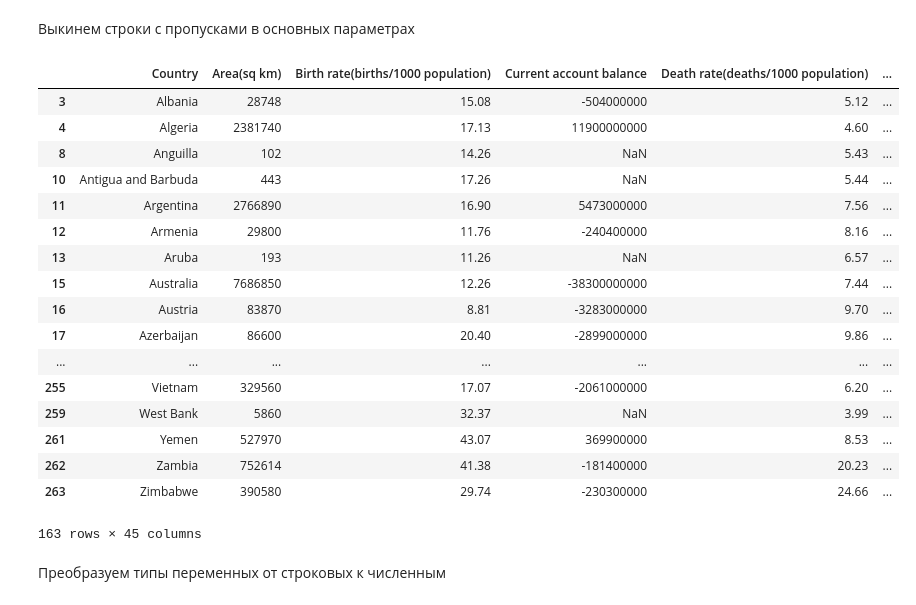
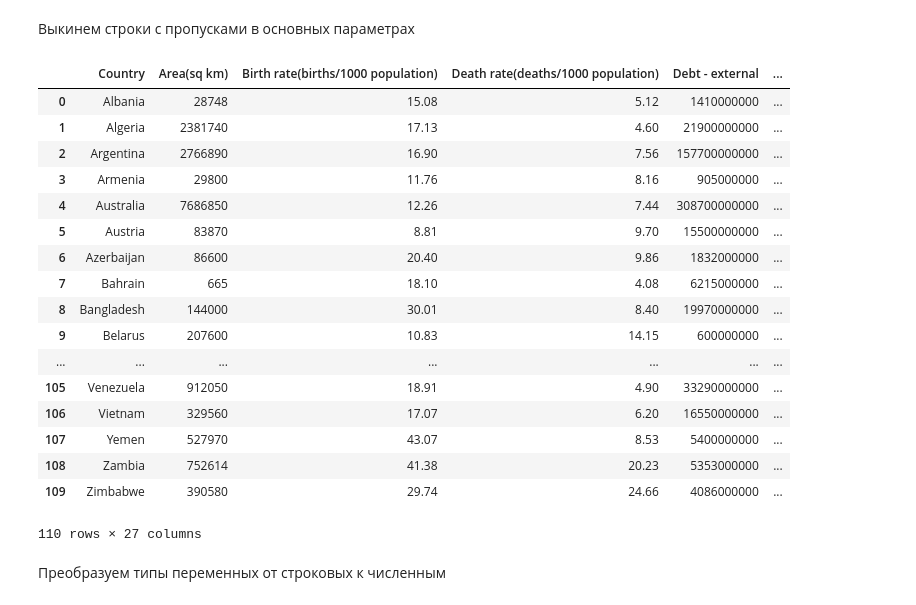
Before and after one commit to danielusachev/datascience, a Jupyter notebook: notebook.ipynb, the cells around one changed output. Cells and saved outputs as stored; diff of their text form; code cells hidden in the pictures.

```diff
--- a/notebook.ipynb
+++ b/notebook.ipynb
@@ -19,29 +20,45 @@ dataframe  = df.copy()
 # %%
 dataframe = dataframe[pd.notnull(dataframe['GDP']) & pd.notnull(dataframe['Unemployment rate(%)'])
                      &pd.notnull(dataframe['Death rate(deaths/1000 population)']) & pd.notnull(dataframe['Debt - external'])
                      &pd.notnull(dataframe['Area(sq km)']) &pd.notnull(dataframe['Population']) &
-                     pd.notnull(dataframe['Exports'])&pd.notnull(dataframe['Birth rate(births/1000 population)'])]
+                     pd.notnull(dataframe['Exports'])&pd.notnull(dataframe['Birth rate(births/1000 population)'])
+                     &pd.notnull(dataframe['Electricity - consumption(kWh)'])&pd.notnull(dataframe['Electricity - production(kWh)'])
+                     &pd.notnull(dataframe['Reserves of foreign exchange & gold'])
+                     &pd.notnull(dataframe['Industrial production growth rate(%)'])
+                     &pd.notnull(dataframe['Military expenditures - dollar figure'])]
+dataframe = dataframe.drop(['Public debt(% of GDP)', 'Railways(km)', 'Oil - proved reserves(bbl)', 'Current account balance'
+                           ,'Oil - exports(bbl/day)','Oil - imports(bbl/day)','Natural gas - production(cu m)',
+                           'Natural gas - proved reserves(cu m)',
+                           'Natural gas - exports(cu m)',
+                           'Natural gas - imports(cu m)',
+                           'Natural gas - consumption(cu m)',
+                           'Internet hosts',
+                           'Military expenditures - percent of GDP(%)',
+                           'Investment (gross fixed)(% of GDP)',
+                           'Labor force','HIV/AIDS - adult prevalence rate(%)','HIV/AIDS - deaths',
+                            'HIV/AIDS - people living with HIV/AIDS'], axis=1)
 dataframe = dataframe.iloc[1:] #Выкидываем первую строчку с типами переменных
+dataframe = dataframe.reset_index(drop=True)
 dataframe
 # %% [output]
-|  | Country | Area(sq km) | Birth rate(births/1000 population) | Current account balance | Death rate(deaths/1000 population) | ... |
-| 3 | Albania | 28748 | 15.08 | -504000000 | 5.12 | ... |
-| 4 | Algeria | 2381740 | 17.13 | 11900000000 | 4.60 | ... |
-| 8 | Anguilla | 102 | 14.26 | NaN | 5.43 | ... |
-| 10 | Antigua and Barbuda | 443 | 17.26 | NaN | 5.44 | ... |
-| 11 | Argentina | 2766890 | 16.90 | 5473000000 | 7.56 | ... |
-| 12 | Armenia | 29800 | 11.76 | -240400000 | 8.16 | ... |
-| 13 | Aruba | 193 | 11.26 | NaN | 6.57 | ... |
-| 15 | Australia | 7686850 | 12.26 | -38300000000 | 7.44 | ... |
-| 16 | Austria | 83870 | 8.81 | -3283000000 | 9.70 | ... |
-| 17 | Azerbaijan | 86600 | 20.40 | -2899000000 | 9.86 | ... |
+|  | Country | Area(sq km) | Birth rate(births/1000 population) | Death rate(deaths/1000 population) | Debt - external | ... |
+| 0 | Albania | 28748 | 15.08 | 5.12 | 1410000000 | ... |
+| 1 | Algeria | 2381740 | 17.13 | 4.60 | 21900000000 | ... |
+| 2 | Argentina | 2766890 | 16.90 | 7.56 | 157700000000 | ... |
+| 3 | Armenia | 29800 | 11.76 | 8.16 | 905000000 | ... |
+| 4 | Australia | 7686850 | 12.26 | 7.44 | 308700000000 | ... |
+| 5 | Austria | 83870 | 8.81 | 9.70 | 15500000000 | ... |
+| 6 | Azerbaijan | 86600 | 20.40 | 9.86 | 1832000000 | ... |
+| 7 | Bahrain | 665 | 18.10 | 4.08 | 6215000000 | ... |
+| 8 | Bangladesh | 144000 | 30.01 | 8.40 | 19970000000 | ... |
+| 9 | Belarus | 207600 | 10.83 | 14.15 | 600000000 | ... |
 | ... | ... | ... | ... | ... | ... | ... |
-| 255 | Vietnam | 329560 | 17.07 | -2061000000 | 6.20 | ... |
-| 259 | West Bank | 5860 | 32.37 | NaN | 3.99 | ... |
-| 261 | Yemen | 527970 | 43.07 | 369900000 | 8.53 | ... |
-| 262 | Zambia | 752614 | 41.38 | -181400000 | 20.23 | ... |
-| 263 | Zimbabwe | 390580 | 29.74 | -230300000 | 24.66 | ... |
+| 105 | Venezuela | 912050 | 18.91 | 4.90 | 33290000000 | ... |
+| 106 | Vietnam | 329560 | 17.07 | 6.20 | 16550000000 | ... |
+| 107 | Yemen | 527970 | 43.07 | 8.53 | 5400000000 | ... |
+| 108 | Zambia | 752614 | 41.38 | 20.23 | 5353000000 | ... |
+| 109 | Zimbabwe | 390580 | 29.74 | 24.66 | 4086000000 | ... |
-163 rows × 45 columns
+110 rows × 27 columns
 # %% [markdown]
 Преобразуем типы переменных от строковых к численным
 # %%
```
Also changed, not shown: parts of 5 cells of this notebook.
